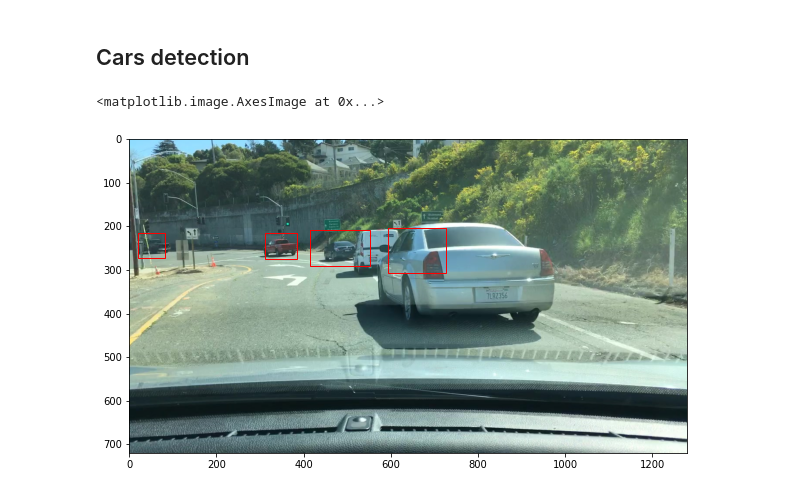
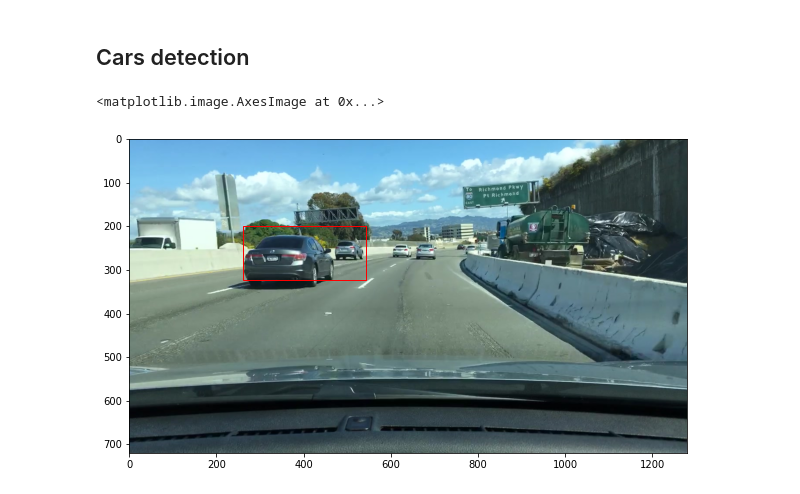
Before and after one commit to timrio/cars_detection, a Jupyter notebook: run_model sift.ipynb, the cells around one changed output. Cells and saved outputs as stored; diff of their text form; code cells hidden in the pictures.

```diff
--- a/run_model sift.ipynb
+++ b/run_model sift.ipynb
@@ -47,7 +47,7 @@ for i in range(20):
 # %%
 new_positive_samples = []
 new_negative_samples = []
-thresh = 0
+thresh = 0.2
 for img in tqdm(total_positive_samples, position = 0):
     r = np.random.rand(1)
     if r <= thresh:
@@ -160,7 +160,7 @@ accuracy: 0.8981854838709677
 # Extracts features using hog sub-sampling and make predictions
 def find_cars(img, svc, X_scaler, ystart_ystop_scale, vocab, h_shift=0):
     # List of bounding box positions
-    bbox_detection_list=[]
+    bbox_detection_list = []
 
     pred_array = np.zeros((img.shape[0], img.shape[1]))
 
@@ -178,8 +178,8 @@ def find_cars(img, svc, X_scaler, ystart_ystop_scale, vocab, h_shift=0):
         window = 64
         x_size = ctrans_tosearch.shape[1]
         y_size = ctrans_tosearch.shape[0]
-        step = 8
-
+        step = np.int32(20/scale)
+        scale_boxes = []
         for xb in range(0, x_size, step):
             for yb in range(0, y_size, step):
 
@@ -217,5 +217,4 @@ def find_cars(img, svc, X_scaler, ystart_ystop_scale, vocab, h_shift=0):
                     bbox_detection_list.append([xbox_left+h_shift,ytop_draw+ystart,win_draw,win_draw])
                     pred_array[ytop_draw+ystart:ytop_draw+ystart+win_draw, xbox_left+h_shift:xbox_left+h_shift+win_draw] += 1
 
-
     return bbox_detection_list, pred_array
@@ -253,10 +221,2 @@ false_positives = generate_hard_negative_examples(img, clf, scaler, ystart_ystop
-# %%
-X_train = np.concatenate((X_train,false_positives))
-y_train = np.concatenate((y_train,[0 for i in range(len(false_positives))]))
-
-clf.fit(X_train, y_train)
-y_pred = clf.predict(X_test)
-acc = accuracy_score(y_test, y_pred)
-print(f"accuracy: {acc}")
 # %% [markdown]
 ## Cars detection
@@ -412,26 +337,22 @@ def compute_all_pred():
 # %%
 images_list = os.listdir('test/')
-orginal = imread('./test/'+images_list[150])
-img = cv2.bilateralFilter(orginal, 30, 75, 75)
+orginal = imread('./test/'+images_list[10])
+img = cv2.bilateralFilter(orginal, 20, 75, 75)
 
 
-ystart_ystop_scale = [(200, 500, 0.8),(200, 500,1), (200, 500,1.5)]
-bbox_detection_list, pred_array = find_cars(img, clf, scaler, ystart_ystop_scale, vocab)
+ystart_ystop_scale = [(200, 600,0.5), (200, 600,1), (200, 600, 1.5)]
+bbox_detection_list, pred_array = find_cars(orginal, clf, scaler, ystart_ystop_scale, vocab)
 # %%
-new_boxes = box_otsu(pred_array>20)
-new_boxes = final_filering(new_boxes, img)
-
-new_boxes = non_max_suppression(np.array(new_boxes),1)
-
-
+new_boxes = box_otsu(pred_array)
+new_boxes = box_filtering(new_boxes)
 fig, ax = plt.subplots(figsize=(10, 8))
 
 for x, y, dx, dy in new_boxes:
 
     rect = patches.Rectangle((x, y), dx, dy, edgecolor='r', facecolor='none')
     ax.add_patch(rect)
 
 ax.imshow(orginal)
 # %% [output]
 <matplotlib.image.AxesImage at 0x...>
-[figure, old version]
+[figure, new version]
```
Also changed, not shown: parts of 11 cells of this notebook, 3 other files.
